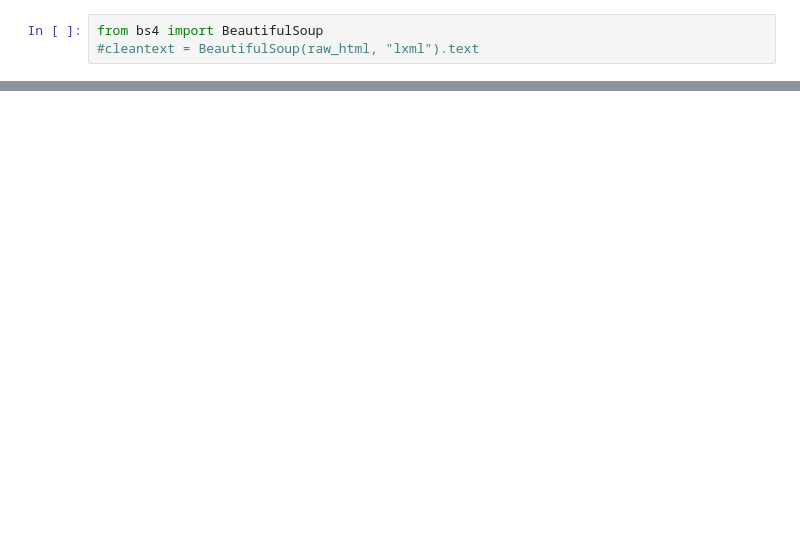
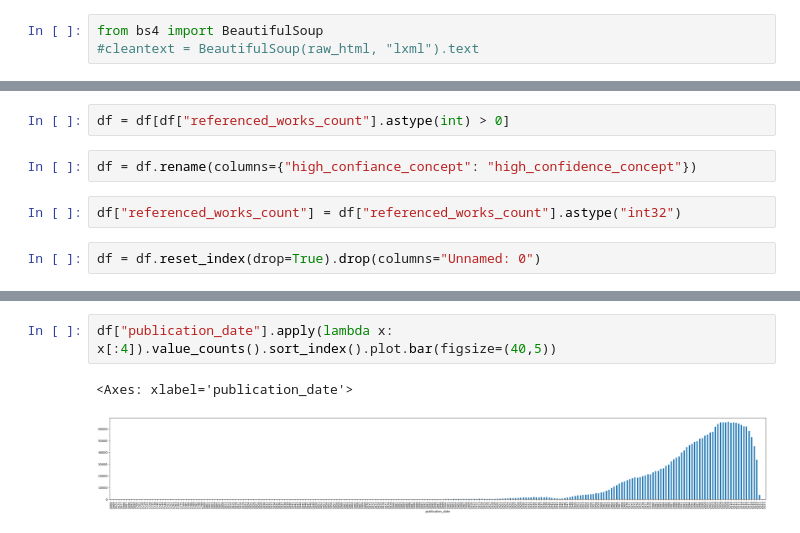
Before and after one commit to machadoprx/ml_applied_to_scientometrics, a Jupyter notebook: notebooks/Cleaning data.ipynb, the cells around one changed output, grey strips where cells are left out. Saved outputs shown, nothing was run; the diff lists cells and outputs as text; blank space fills up the shorter version.

```diff
--- a/notebooks/Cleaning data.ipynb
+++ b/notebooks/Cleaning data.ipynb
@@ -90,0 +112,8 @@ df_metadata[df_metadata["title"] == "Directed waves in random media"]
+# %%
+df = df[df["referenced_works_count"].astype(int) > 0]
+# %%
+df = df.rename(columns={"high_confiance_concept": "high_confidence_concept"})
+# %%
+df["referenced_works_count"] = df["referenced_works_count"].astype("int32")
+# %%
+df = df.reset_index(drop=True).drop(columns="Unnamed: 0")
@@ -90,0 +382,5 @@ df_metadata[df_metadata["title"] == "Directed waves in random media"]
+# %%
+df["publication_date"].apply(lambda x: x[:4]).value_counts().sort_index().plot.bar(figsize=(40,5))
+# %% [output]
+<Axes: xlabel='publication_date'>
+[figure, added]
```
Also changed, not shown: parts of 52 cells of this notebook, 1 other file.
